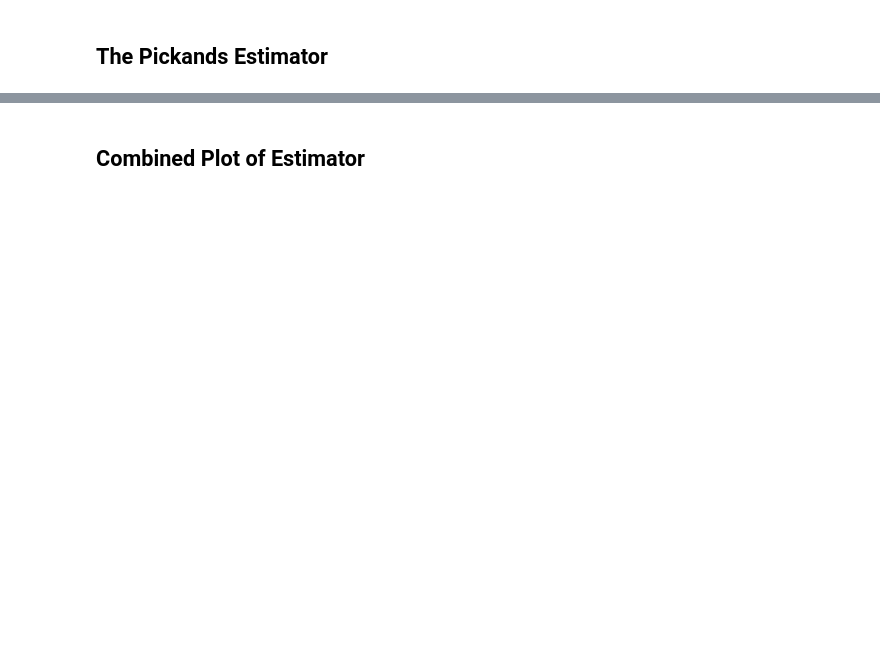
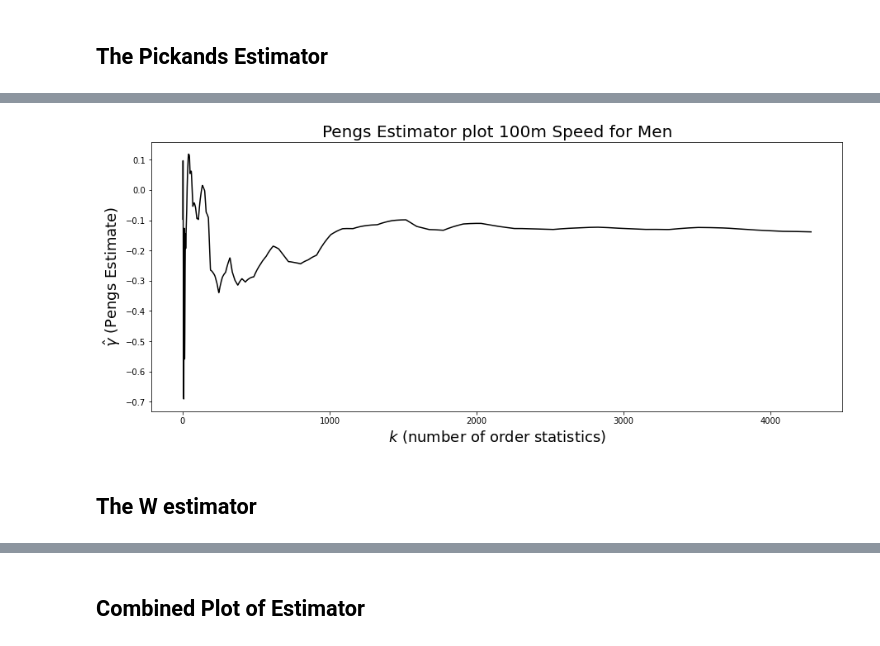
Before and after one commit to ericoppermann/Extreme-Value-Theory-Estimator, a Jupyter notebook: ExtremeValueInvestigation.ipynb, the cells around one changed output, grey strips where cells are left out. Saved outputs shown, nothing was run; the diff lists cells and outputs as text; code cells hidden in the pictures; blank space fills up the shorter version.

```diff
--- a/ExtremeValueInvestigation.ipynb
+++ b/ExtremeValueInvestigation.ipynb
@@ -37,8 +47,8 @@ n = len(X)
 ## Moment Estimator
 # %%
 def m_n(r: int, k: int, X: np.array) -> float:
-    """Calculates result of helper functions of the moment estimator"""
-    return 1/(k) * sum([(log(X[(n-1)-i]) - log(X[(n-1)-k]))**r for i in range(0, k)])
+    """Helper functions of the moment estimator"""
+    return 1/(k) * sum([(log(X[i]) - log(X[k]))**r for i in range(k)])
 
 
 def moment_estimator(k: int, X: np.array) -> float:
@@ -116,0 +119,12 @@ plt.show()
+# %%
+plt.figure(figsize=(15, 6))
+plt.plot(np.arange(2,n), pengs_estimators, 'black')
+plt.xlabel("$k$ (number of order statistics)", fontsize=18)
+plt.ylabel("$\hat{\gamma}$ (Pengs Estimate)", fontsize=18)
+plt.title(f"Pengs Estimator plot 100m Speed for {gender.title()}", fontsize=20)
+plt.savefig(f"data/graphs/Pengs_Estimator_{gender.title()}")
+plt.show()
+# %% [output]
+[figure, added]
+# %% [markdown]
+## The W estimator
```
Also changed, not shown: parts of 26 cells of this notebook, 12 other files.
